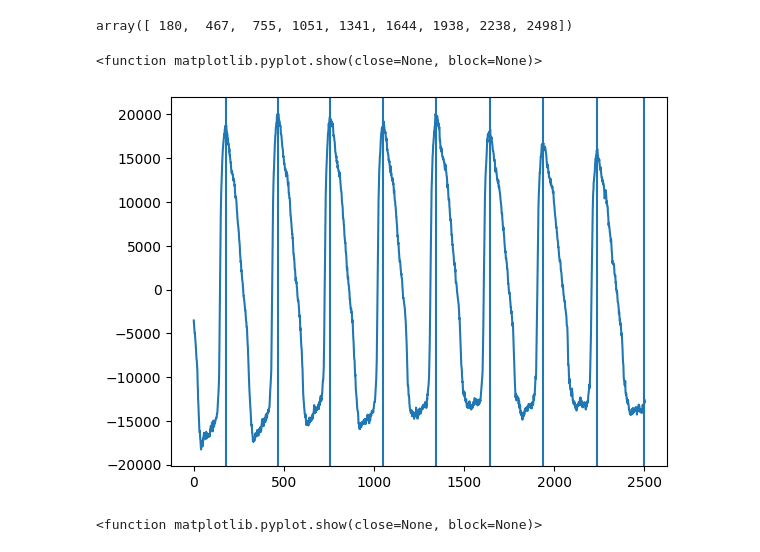
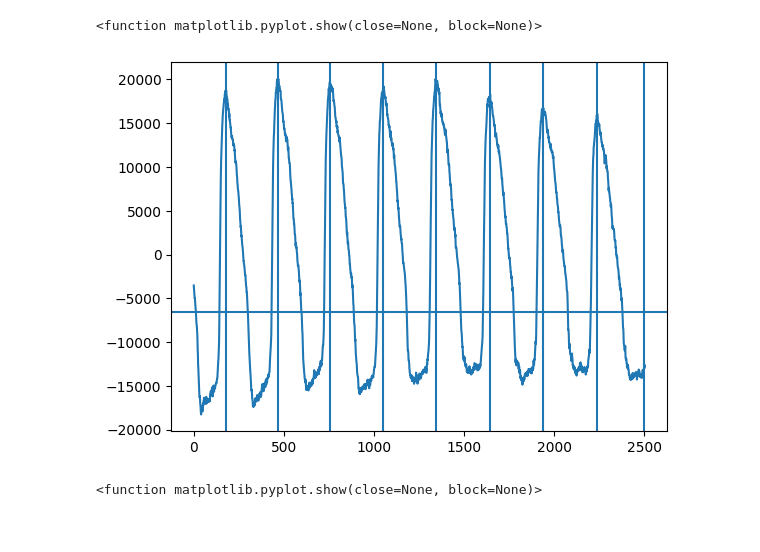
Before and after one commit to henry-h22/voice_quality_honorsthesis, a Jupyter notebook: FPCA_preprocessing.ipynb, the cells around one changed output. Drawn from its saved outputs; the diff is of its cells as text; code cells hidden in the pictures.

Commit message:
clean up jupyter notebook
The idea is that this notebook is for visual testing, so these changes are towards that goal

```diff
--- a/FPCA_preprocessing.ipynb
+++ b/FPCA_preprocessing.ipynb
@@ -31,21 +20,12 @@ plt.show
 # %%
 peaks = pitchmark(egg, samplerate, savedRow.strF0)
-peaks
+threshold = find_threshold(egg, peaks)
-# %% [output]
-array([ 180,  467,  755, 1051, 1341, 1644, 1938, 2238, 2498])
-# %%
-plt.plot(egg)
-for peak in peaks:
-    plt.axvline(peak)
-plt.show
-# %% [output]
-<function matplotlib.pyplot.show(close=None, block=None)>
-[figure, removed]
 # %%
-# between the second and third peak, find the min and max:
-
-# singleton = egg[peaks[1]:peaks[2]]
-# maxx = float(np.max(singleton))
-# minn = float(np.min(singleton))
-
-threshold = find_threshold(egg, peaks)
+plt.plot(egg)
+for peak in peaks:
+    plt.axvline(peak)
+plt.axhline(threshold)
+plt.show
+# %% [output]
+<function matplotlib.pyplot.show(close=None, block=None)>
+[figure, added]
```
Also changed, not shown: parts of 7 cells of this notebook.
